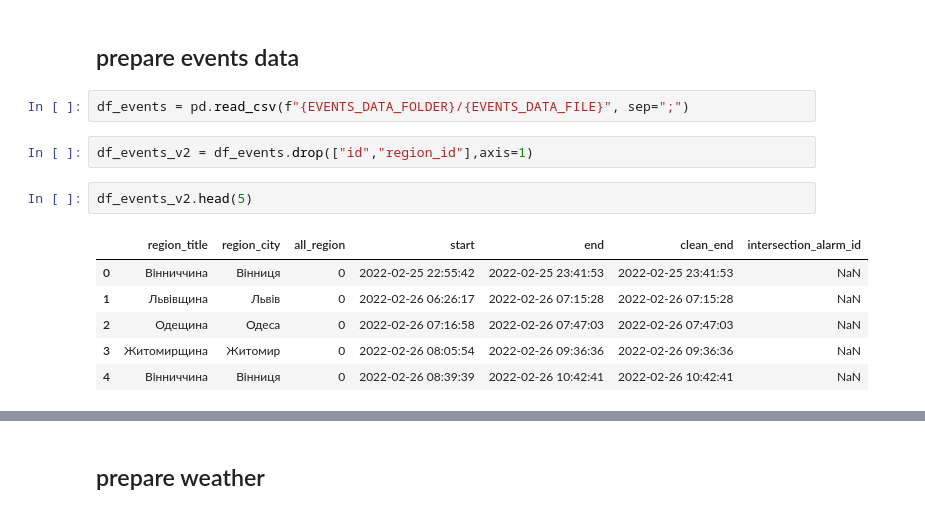
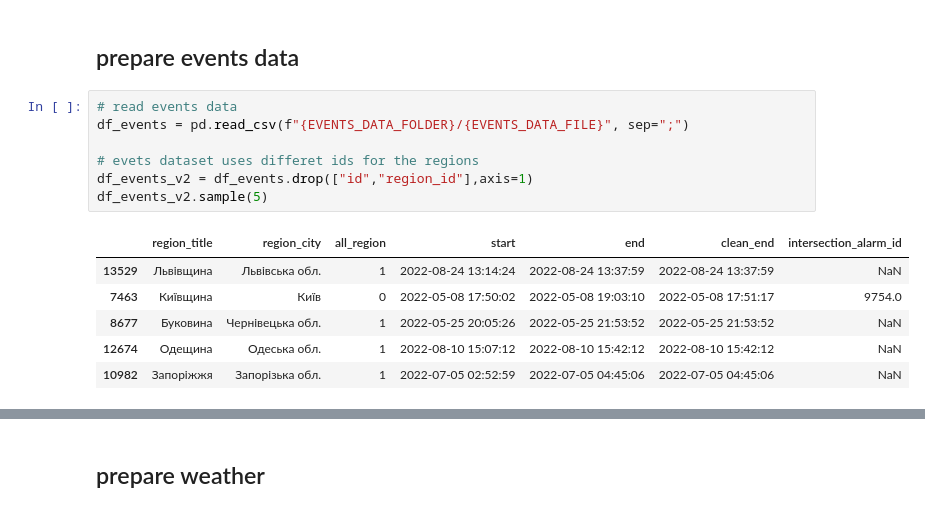
Before and after one commit to tmyroniuk/Naukma_api_project, a Jupyter notebook: 2.3. Data Preprocessing.ipynb, the cells around one changed output, grey strips where cells are left out. Cells and saved outputs as stored; diff of their text form.

Commit message:
Merge optimization and code clean-up

```diff
--- a/2.3. Data Preprocessing.ipynb
+++ b/2.3. Data Preprocessing.ipynb
@@ -122,16 +43,17 @@ df_isw.head(5)
 # %% [markdown]
 ## prepare events data
 # %%
+# read events data
 df_events = pd.read_csv(f"{EVENTS_DATA_FOLDER}/{EVENTS_DATA_FILE}", sep=";")
+
+# evets dataset uses differet ids for the regions
+df_events_v2 = df_events.drop(["id","region_id"],axis=1)
+df_events_v2.sample(5)
+# %% [output]
+|  | region_title | region_city | all_region | start | end | clean_end | intersection_alarm_id |
+| 13529 | Львівщина | Львівська обл. | 1 | 2022-08-24 13:14:24 | 2022-08-24 13:37:59 | 2022-08-24 13:37:59 | NaN |
+| 7463 | Київщина | Київ | 0 | 2022-05-08 17:50:02 | 2022-05-08 19:03:10 | 2022-05-08 17:51:17 | 9754.0 |
+| 8677 | Буковина | Чернівецька обл. | 1 | 2022-05-25 20:05:26 | 2022-05-25 21:53:52 | 2022-05-25 21:53:52 | NaN |
+| 12674 | Одещина | Одеська обл. | 1 | 2022-08-10 15:07:12 | 2022-08-10 15:42:12 | 2022-08-10 15:42:12 | NaN |
+| 10982 | Запоріжжя | Запорізька обл. | 1 | 2022-07-05 02:52:59 | 2022-07-05 04:45:06 | 2022-07-05 04:45:06 | NaN |
-# %%
-df_events_v2 = df_events.drop(["id","region_id"],axis=1)
-# %%
-df_events_v2.head(5)
-# %% [output]
-|  | region_title | region_city | all_region | start | end | clean_end | intersection_alarm_id |
-| 0 | Вінниччина | Вінниця | 0 | 2022-02-25 22:55:42 | 2022-02-25 23:41:53 | 2022-02-25 23:41:53 | NaN |
-| 1 | Львівщина | Львів | 0 | 2022-02-26 06:26:17 | 2022-02-26 07:15:28 | 2022-02-26 07:15:28 | NaN |
-| 2 | Одещина | Одеса | 0 | 2022-02-26 07:16:58 | 2022-02-26 07:47:03 | 2022-02-26 07:47:03 | NaN |
-| 3 | Житомирщина | Житомир | 0 | 2022-02-26 08:05:54 | 2022-02-26 09:36:36 | 2022-02-26 09:36:36 | NaN |
-| 4 | Вінниччина | Вінниця | 0 | 2022-02-26 08:39:39 | 2022-02-26 10:42:41 | 2022-02-26 10:42:41 | NaN |
 # %%
```
Also changed, not shown: parts of 38 cells of this notebook.
